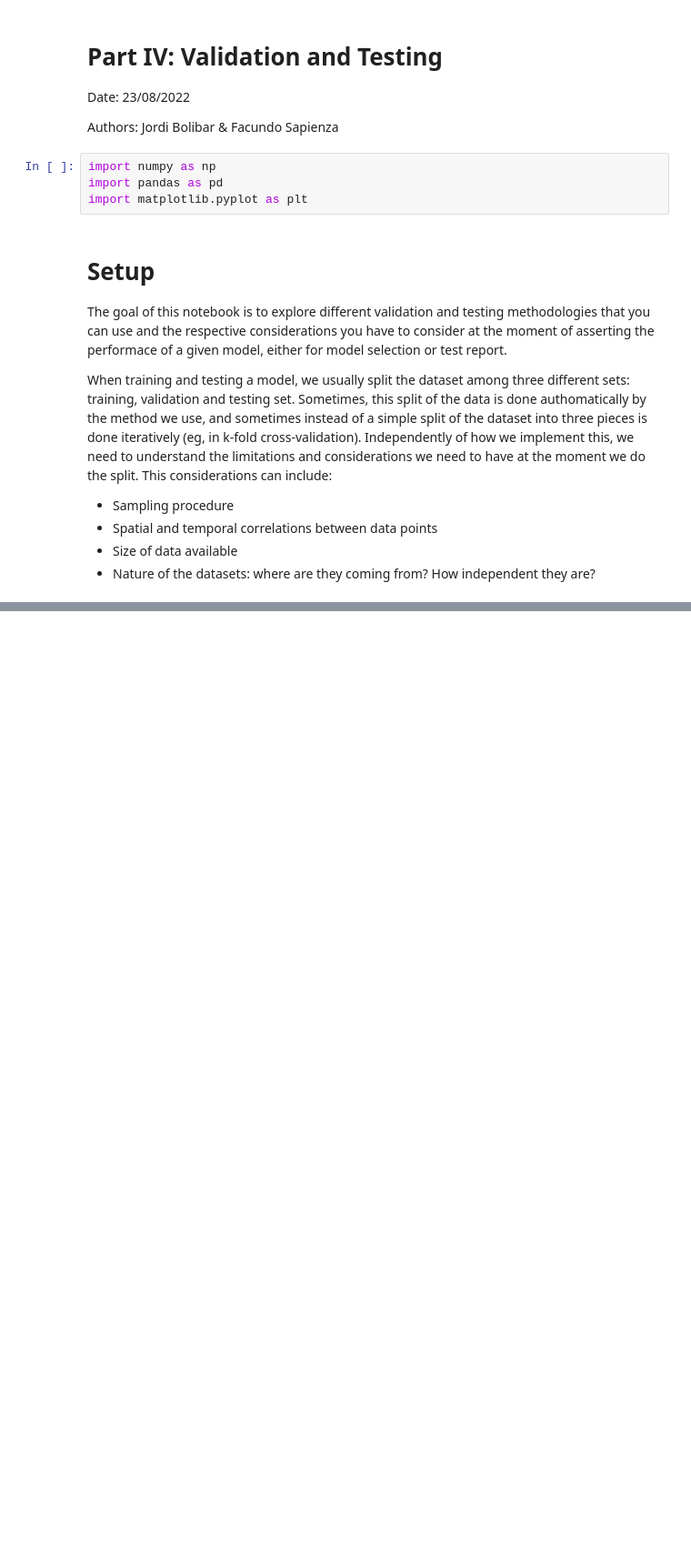
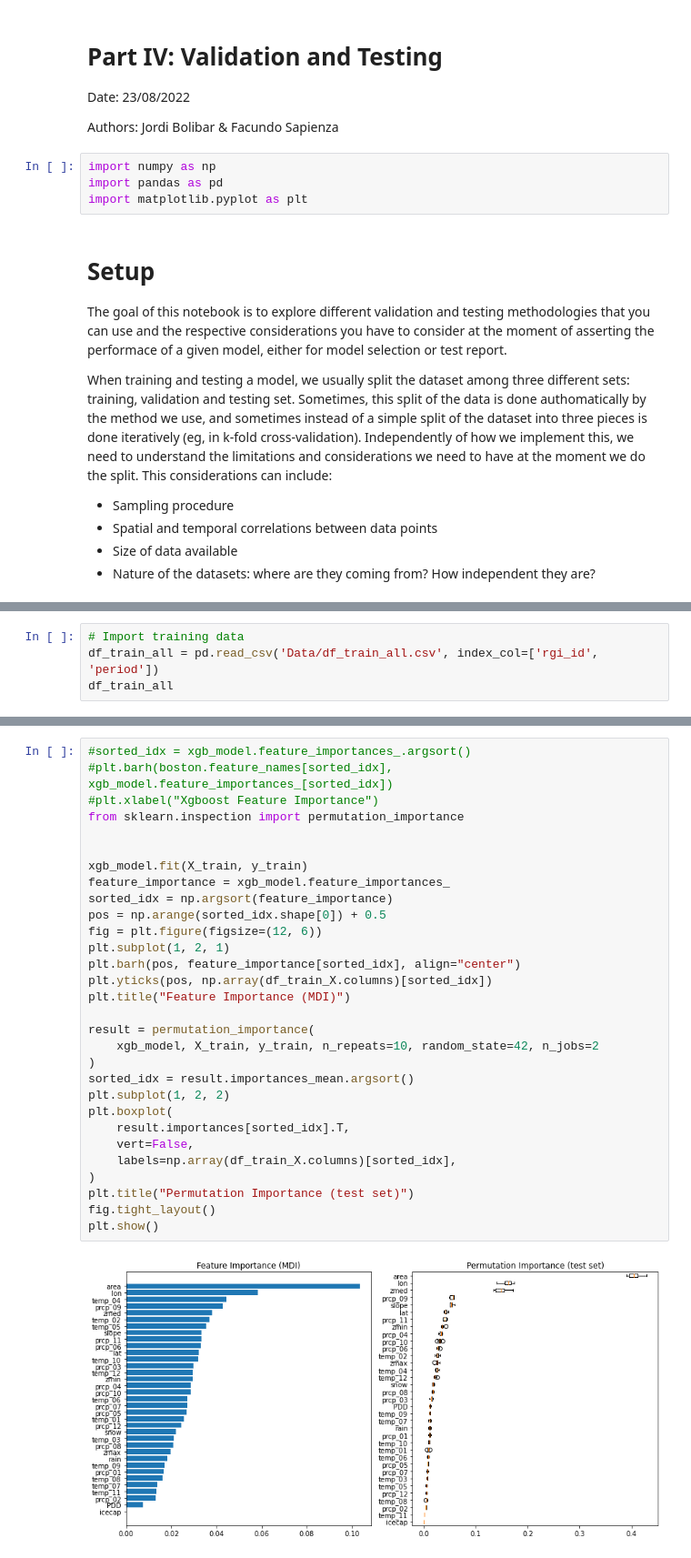
Before and after one commit to Machine-Learning-in-Glaciology-Workshop/Project_MB_Regression, a Jupyter notebook: 4_Validation.ipynb, the cells around one changed output, grey strips where cells are left out. Shown: that part at 91% size. Drawn from its saved outputs; the diff is of its cells as text; blank space fills up the shorter version.

```diff
--- a/4_Validation.ipynb
+++ b/4_Validation.ipynb
@@ -27,0 +30,4 @@ For an excellent introduction to cross-validation, as well as the different high
+# %%
+# Import training data
+df_train_all = pd.read_csv('Data/df_train_all.csv', index_col=['rgi_id', 'period'])
+df_train_all
@@ -27,0 +161,32 @@ For an excellent introduction to cross-validation, as well as the different high
+# %%
+#sorted_idx = xgb_model.feature_importances_.argsort()
+#plt.barh(boston.feature_names[sorted_idx], xgb_model.feature_importances_[sorted_idx])
+#plt.xlabel("Xgboost Feature Importance")
+from sklearn.inspection import permutation_importance
+
+
+xgb_model.fit(X_train, y_train)
+feature_importance = xgb_model.feature_importances_
+sorted_idx = np.argsort(feature_importance)
+pos = np.arange(sorted_idx.shape[0]) + 0.5
+fig = plt.figure(figsize=(12, 6))
+plt.subplot(1, 2, 1)
+plt.barh(pos, feature_importance[sorted_idx], align="center")
+plt.yticks(pos, np.array(df_train_X.columns)[sorted_idx])
+plt.title("Feature Importance (MDI)")
+
+result = permutation_importance(
+    xgb_model, X_train, y_train, n_repeats=10, random_state=42, n_jobs=2
+)
+sorted_idx = result.importances_mean.argsort()
+plt.subplot(1, 2, 2)
+plt.boxplot(
+    result.importances[sorted_idx].T,
+    vert=False,
+    labels=np.array(df_train_X.columns)[sorted_idx],
+)
+plt.title("Permutation Importance (test set)")
+fig.tight_layout()
+plt.show()
+# %% [output]
+[figure, added]
```
Also changed, not shown: parts of 9 cells of this notebook.
